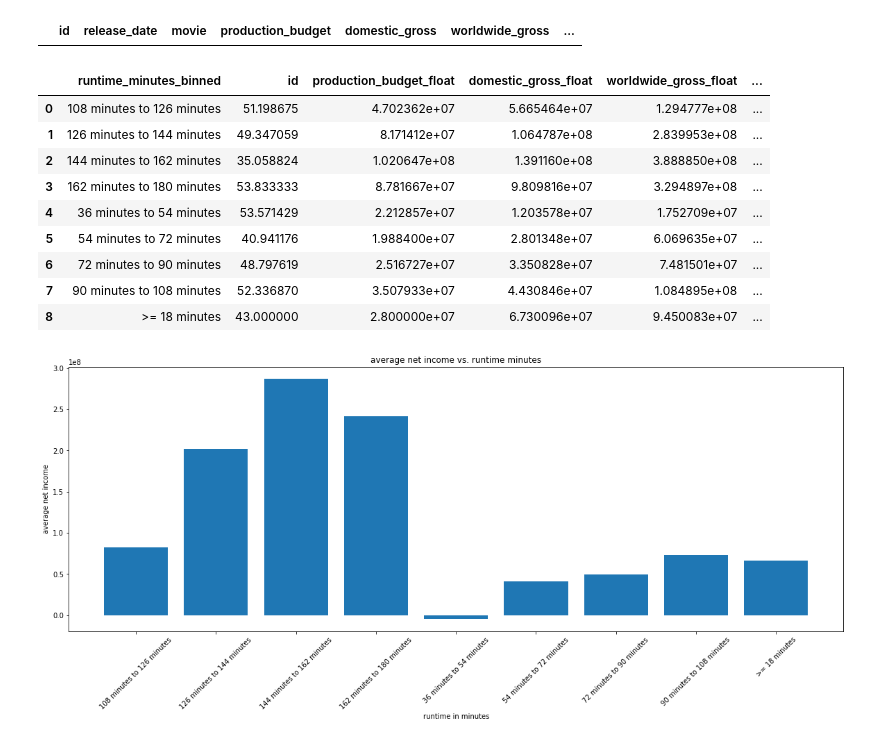
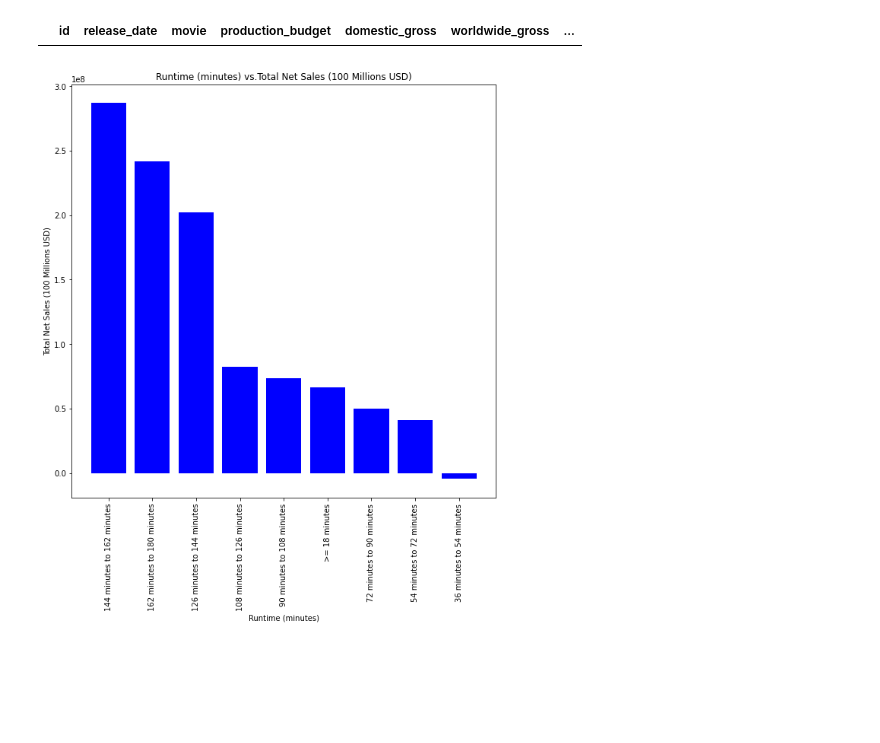
Before and after one commit to anita-camlic/Movie_Studio_Analysis, a Jupyter notebook: Runtime_Recommendation_Analysis_Anita.ipynb, the cells around one changed output. Saved outputs shown, nothing was run; the diff lists cells and outputs as text; code cells hidden in the pictures; blank space fills up the shorter version.

Commit message:
made small changes to visualizations

```diff
--- a/Runtime_Recommendation_Analysis_Anita.ipynb
+++ b/Runtime_Recommendation_Analysis_Anita.ipynb
@@ -230,27 +230,16 @@ test
 |  | id | release_date | movie | production_budget | domestic_gross | worldwide_gross | ... |
 # %%
 new_df = title_and_revenue_df.groupby(by=['runtime_minutes_binned'],as_index=False).mean()
-new_df
+new_df = new_df.sort_values(by='net_income',ascending=False)
-# %% [output]
-|  | runtime_minutes_binned | id | production_budget_float | domestic_gross_float | worldwide_gross_float | ... |
-| 0 | 108 minutes to 126 minutes | 51.198675 | 4.702362e+07 | 5.665464e+07 | 1.294777e+08 | ... |
-| 1 | 126 minutes to 144 minutes | 49.347059 | 8.171412e+07 | 1.064787e+08 | 2.839953e+08 | ... |
-| 2 | 144 minutes to 162 minutes | 35.058824 | 1.020647e+08 | 1.391160e+08 | 3.888850e+08 | ... |
-| 3 | 162 minutes to 180 minutes | 53.833333 | 8.781667e+07 | 9.809816e+07 | 3.294897e+08 | ... |
-| 4 | 36 minutes to 54 minutes | 53.571429 | 2.212857e+07 | 1.203578e+07 | 1.752709e+07 | ... |
-| 5 | 54 minutes to 72 minutes | 40.941176 | 1.988400e+07 | 2.801348e+07 | 6.069635e+07 | ... |
-| 6 | 72 minutes to 90 minutes | 48.797619 | 2.516727e+07 | 3.350828e+07 | 7.481501e+07 | ... |
-| 7 | 90 minutes to 108 minutes | 52.336870 | 3.507933e+07 | 4.430846e+07 | 1.084895e+08 | ... |
-| 8 | >= 18 minutes | 43.000000 | 2.800000e+07 | 6.730096e+07 | 9.450083e+07 | ... |
 # %%
 #plot these bins
-fig,ax = plt.subplots(figsize = (20,7))
-ax.bar(new_df['runtime_minutes_binned'],new_df['net_income'])
-ax.set_xlabel('runtime in minutes')
-ax.set_ylabel('average net income')
-ax.set_title('average net income vs. runtime minutes')
-plt.xticks(rotation=45);
+fig,ax = plt.subplots(figsize = (10,10))
+ax.bar(new_df['runtime_minutes_binned'],new_df['net_income'],color='blue')
+ax.set_xlabel('Runtime (minutes)')
+ax.set_ylabel('Total Net Sales (100 Millions USD)')
+ax.set_title('Runtime (minutes) vs.Total Net Sales (100 Millions USD)')
+plt.xticks(rotation=90);
 # %% [output]
-[figure, old version]
+[figure, new version]
 # %%
 # save visualization to desktop
```
Also changed, not shown: 1 other file.
